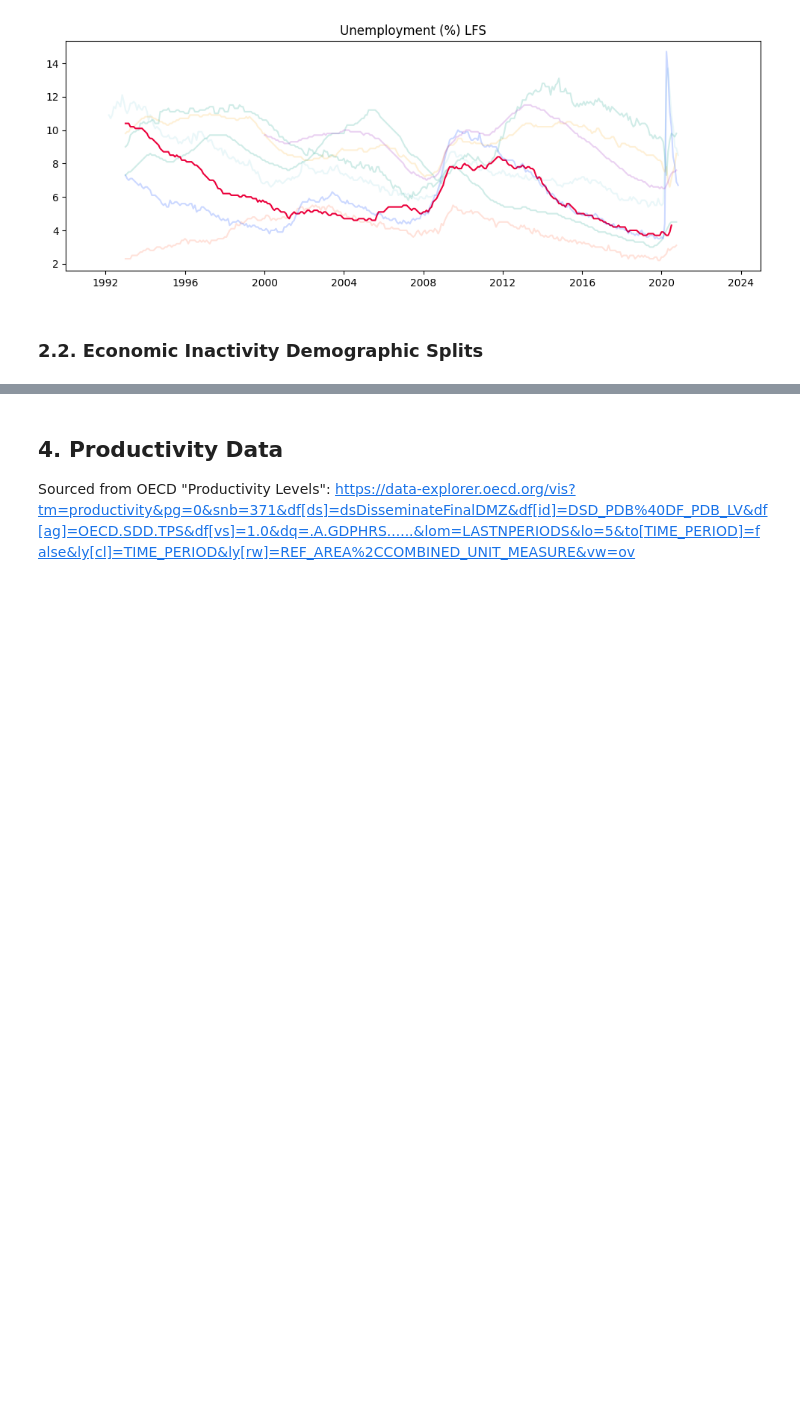
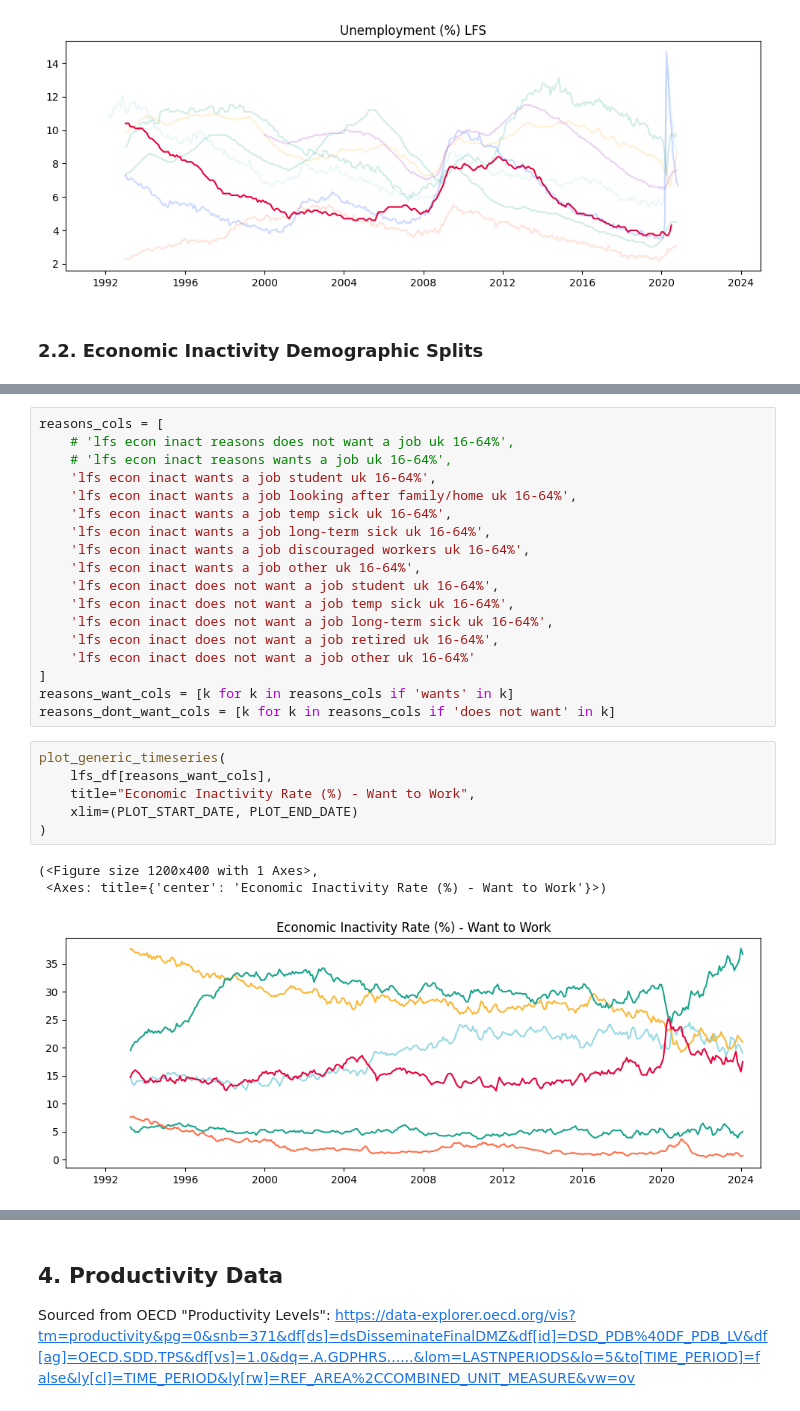
Before and after one commit to gjohl/growingeconomy, a Jupyter notebook: notebooks/presentation_plots.ipynb, the cells around one changed output, grey strips where cells are left out. Cells and saved outputs as stored; diff of their text form; blank space fills up the shorter version.

```diff
--- a/notebooks/presentation_plots.ipynb
+++ b/notebooks/presentation_plots.ipynb
@@ -230,0 +274,28 @@ plot_country_timeseries(unemployment_df, title="Unemployment (%) LFS", xlim=(PLO
+# %%
+reasons_cols = [
+    # 'lfs econ inact reasons does not want a job uk 16-64%',
+    # 'lfs econ inact reasons wants a job uk 16-64%',
+    'lfs econ inact wants a job student uk 16-64%',
+    'lfs econ inact wants a job looking after family/home uk 16-64%',
+    'lfs econ inact wants a job temp sick uk 16-64%',
+    'lfs econ inact wants a job long-term sick uk 16-64%',
+    'lfs econ inact wants a job discouraged workers uk 16-64%',
+    'lfs econ inact wants a job other uk 16-64%',
+    'lfs econ inact does not want a job student uk 16-64%',
+    'lfs econ inact does not want a job temp sick uk 16-64%',
+    'lfs econ inact does not want a job long-term sick uk 16-64%',
+    'lfs econ inact does not want a job retired uk 16-64%',
+    'lfs econ inact does not want a job other uk 16-64%'
+]
+reasons_want_cols = [k for k in reasons_cols if 'wants' in k]
+reasons_dont_want_cols = [k for k in reasons_cols if 'does not want' in k]
+# %%
+plot_generic_timeseries(
+    lfs_df[reasons_want_cols],
+    title="Economic Inactivity Rate (%) - Want to Work",
+    xlim=(PLOT_START_DATE, PLOT_END_DATE)
+)
+# %% [output]
+(<Figure size 1200x400 with 1 Axes>,
+ <Axes: title={'center': 'Economic Inactivity Rate (%) - Want to Work'}>)
+[figure, added]
```
Also changed, not shown: parts of 15 cells of this notebook, 1 other file.
